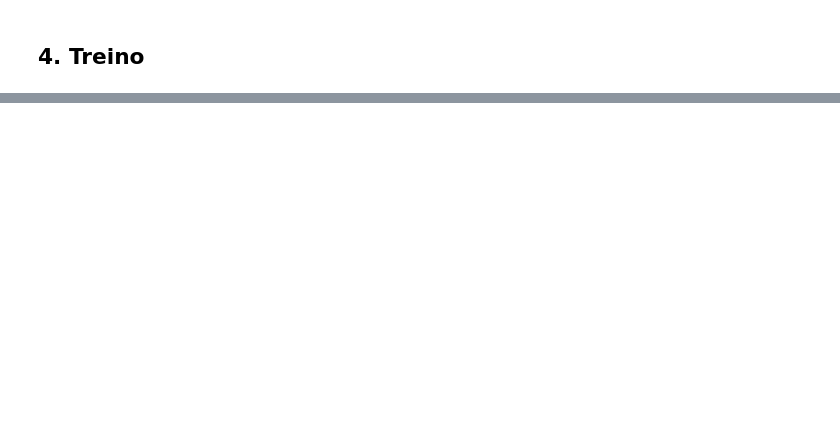
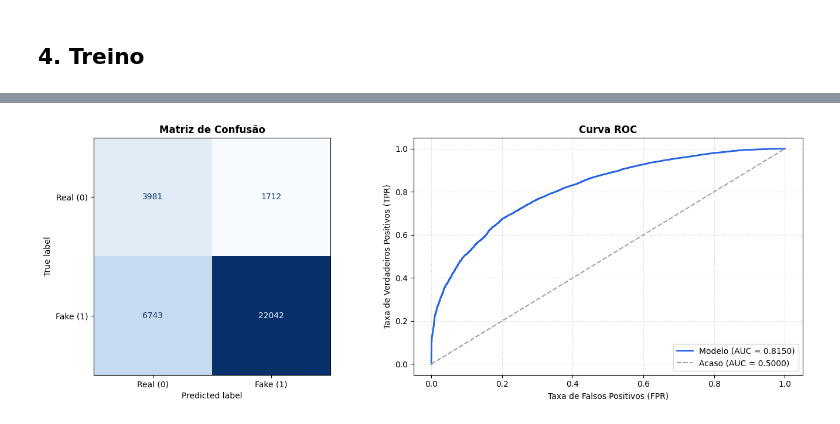
Before and after one commit to jtlimo/ccm-109, a Jupyter notebook: train.ipynb, the cells around one changed output, grey strips where cells are left out. Saved outputs shown, nothing was run; the diff lists cells and outputs as text; code cells hidden in the pictures; blank space fills up the shorter version.

```diff
--- a/train.ipynb
+++ b/train.ipynb
@@ -458,0 +845,8 @@ plt.show()
+# %%
+#@title Avaliação do modelo no conjunto de teste
+
+loss, acc, auc = classifier.evaluate(test_ds)
+
+print(f"Acurácia de teste: {acc * 100:.2f}%")
+print(f"AUC-ROC de teste: {auc:.4f}")
+print(f"Perda de teste: {loss:.4f}")
@@ -458,0 +858,75 @@ plt.show()
+# %%
+# @title Predição no conjunto de teste
+
+import numpy as np
+import matplotlib.pyplot as plt
+from sklearn.metrics import (
+    accuracy_score,
+    roc_auc_score,
+    f1_score,
+    precision_score,
+    recall_score,
+    confusion_matrix,
+    roc_curve,
+    ConfusionMatrixDisplay
+)
+
+def evaluate_test_dataset(model, test_ds, threshold=0.5):
+    print("🔍 Obter predições do modelo no test_ds...")
+
+    y_true = []
+    for _, batch_y in test_ds:
+        y_true.extend(batch_y.numpy().flatten())
+    y_true = np.array(y_true)
+
+    y_pred_prob = model.predict(test_ds, verbose=1).flatten()
+
+    y_pred_bin = (y_pred_prob >= threshold).astype(int)
+
+    acc = accuracy_score(y_true, y_pred_bin)
+    auc = roc_auc_score(y_true, y_pred_prob)
+    f1 = f1_score(y_true, y_pred_bin)
+    prec = precision_score(y_true, y_pred_bin)
+    rec = recall_score(y_true, y_pred_bin)
+
+    print("\n" + "=" * 55)
+    print("📊 RELATÓRIO DE AVALIAÇÃO - CONJUNTO DE TESTE")
+    print("=" * 55)
+    print(f" • Acurácia:          {acc * 100:.2f}%")
+    print(f" • AUC-ROC:           {auc:.4f}")
+    print(f" • F1-Score:          {f1:.4f}")
+    print(f" • Precisão:          {prec:.4f}")
+    print(f" • Revocação (Recall): {rec:.4f}")
+    print("=" * 55)
+
+    fig, axes = plt.subplots(1, 2, figsize=(14, 5))
+
+    cm = confusion_matrix(y_true, y_pred_bin)
+    disp = ConfusionMatrixDisplay(confusion_matrix=cm, display_labels=["Real (0)", "Fake (1)"])
+    disp.plot(ax=axes[0], cmap="Blues", values_format="d", colorbar=False)
+    axes[0].set_title("Matriz de Confusão", fontsize=12, fontweight="bold")
+    axes[0].grid(False)
+
+    fpr, tpr, _ = roc_curve(y_true, y_pred_prob)
+    axes[1].plot(fpr, tpr, color="#2563eb", lw=2, label=f"Modelo (AUC = {auc:.4f})")
+    axes[1].plot([0, 1], [0, 1], color="#9ca3af", lw=1.5, linestyle="--", label="Acaso (AUC = 0.5000)")
+    axes[1].set_xlabel("Taxa de Falsos Positivos (FPR)", fontsize=10)
+    axes[1].set_ylabel("Taxa de Verdadeiros Positivos (TPR)", fontsize=10)
+    axes[1].set_title("Curva ROC", fontsize=12, fontweight="bold")
+    axes[1].legend(loc="lower right")
+    axes[1].grid(True, linestyle=":", alpha=0.6)
+
+    plt.tight_layout()
+    plt.show()
+
+    return {
+        "y_true": y_true,
+        "y_pred_prob": y_pred_prob,
+        "accuracy": acc,
+        "auc_roc": auc,
+        "f1_score": f1,
+        "confusion_matrix": cm
+    }
+
+test_results = evaluate_test_dataset(classifier, test_ds, threshold=0.5)
+# %% [output]
@@ -458,0 +945 @@ plt.show()
+[figure, added]
```
Also changed, not shown: parts of 27 cells of this notebook.
